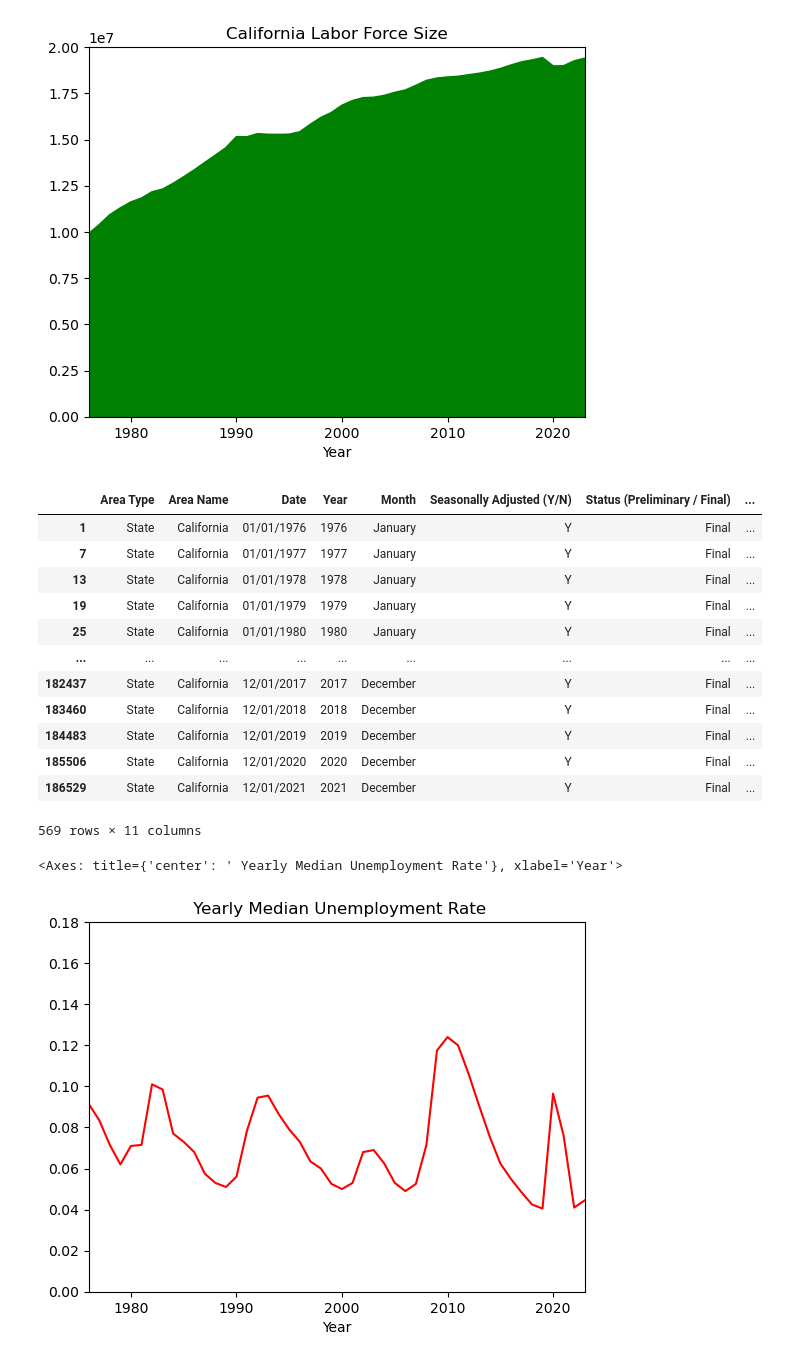
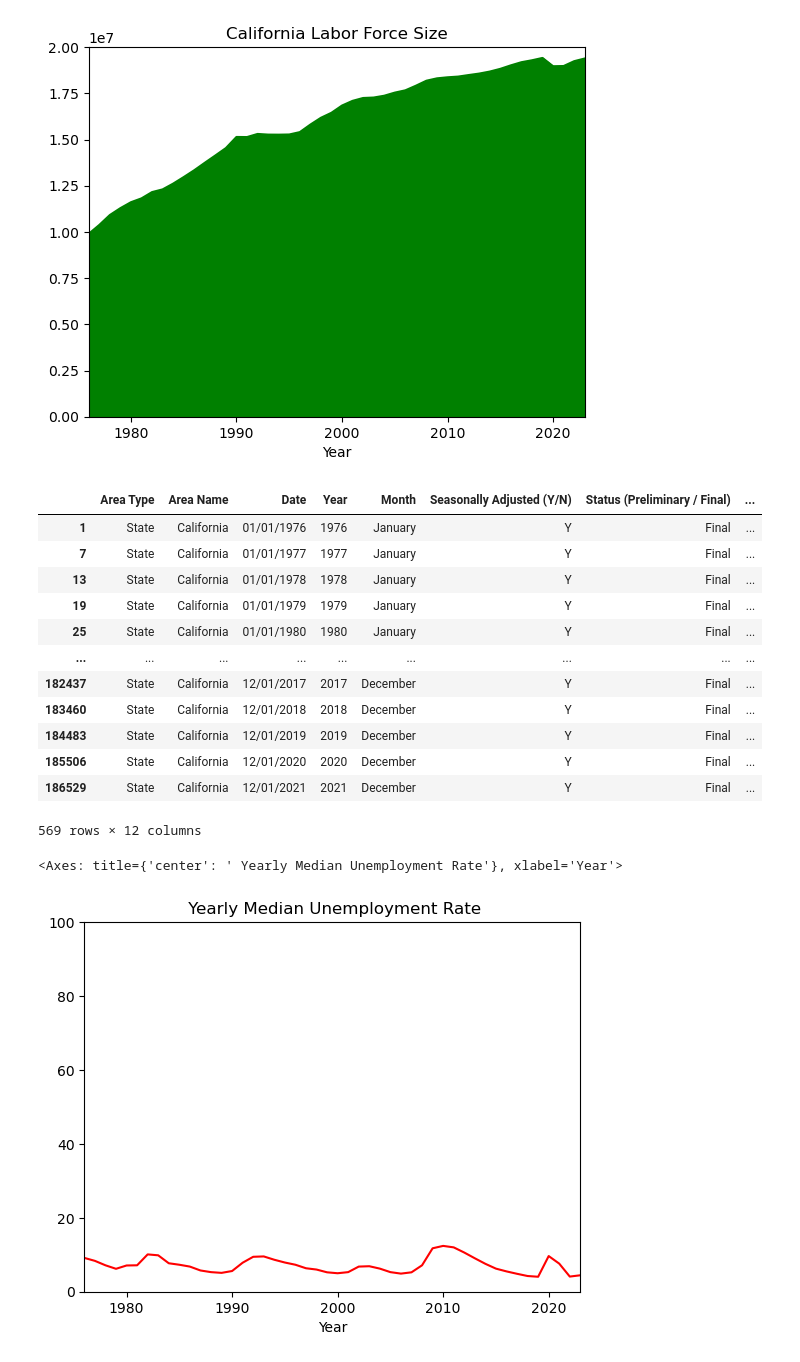
Before and after one commit to Tinashe-04/LocalAreaUnemploymentStatistics, a Jupyter notebook: Local Area Unemployment Stats.ipynb, the cells around one changed output. Cells and saved outputs as stored; diff of their text form; code cells hidden in the pictures.

Commit message:
Added percentage column

```diff
--- a/Local Area Unemployment Stats.ipynb
+++ b/Local Area Unemployment Stats.ipynb
@@ -48,3 +49,8 @@ Index(['Area Type', 'Area Name', 'Date', 'Year', 'Month',
        'Seasonally Adjusted (Y/N)', 'Status (Preliminary / Final)',
        'Labor Force', 'Employment', 'Unemployment', 'Unemployment Rate'],
       dtype='object')
+# %%
+# let's make a new column for percentages to make our data analysis for unemployment rates easier
+
+df.loc[:, 'Unemployment Rate %'] = df['Unemployment Rate']*100.0
+df
@@ -290,15 +311,15 @@ states_adjusted
 | 184483 | State | California | 12/01/2019 | 2019 | December | Y | Final | ... |
 | 185506 | State | California | 12/01/2020 | 2020 | December | Y | Final | ... |
 | 186529 | State | California | 12/01/2021 | 2021 | December | Y | Final | ... |
-569 rows × 11 columns
+569 rows × 12 columns
 # %%
 # let's investigate the trend in unemployment rates for the state of California
 # let's do it by year
-# I want to plot the median value for unemployment rates for each year
+# I want to plot the percentage of median value for unemployment rates for each year
 # ran code to check what max unemployment rate is and it's 0.161
 
 # plot the data
-states_adjusted.groupby('Year')['Unemployment Rate'].agg('median').plot(kind='line',  xlim=[1976,2023], ylim=[0,0.18], color='red', title=' Yearly Median Unemployment Rate')
+states_adjusted.groupby('Year')['Unemployment Rate %'].agg('median').plot(kind='line',  xlim=[1976,2023], ylim=[0,100], color='red', title=' Yearly Median Unemployment Rate')
 # %% [output]
 <Axes: title={'center': ' Yearly Median Unemployment Rate'}, xlabel='Year'>
-[figure, old version]
+[figure, new version]
```
Also changed, not shown: parts of 8 cells of this notebook.
